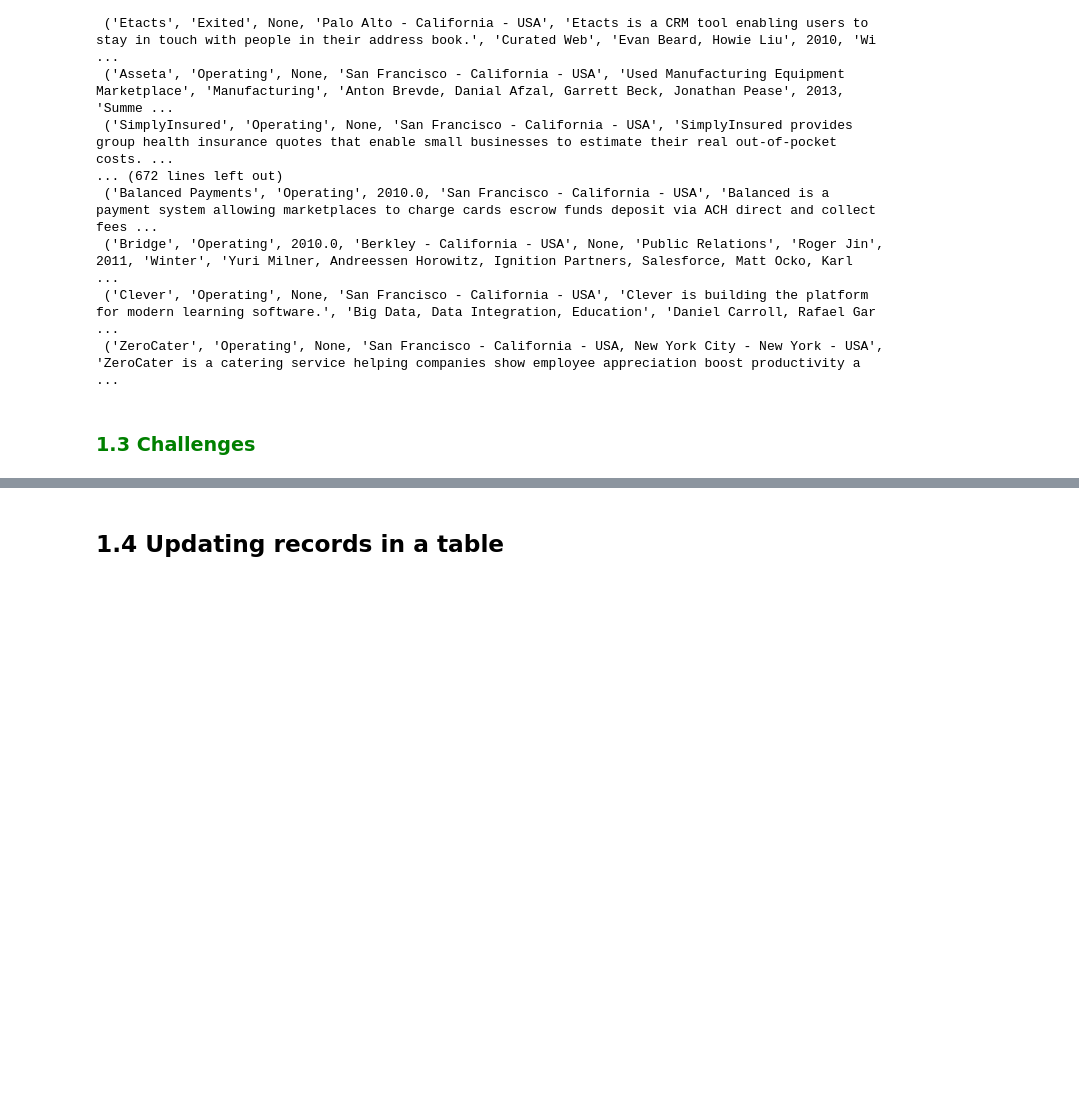
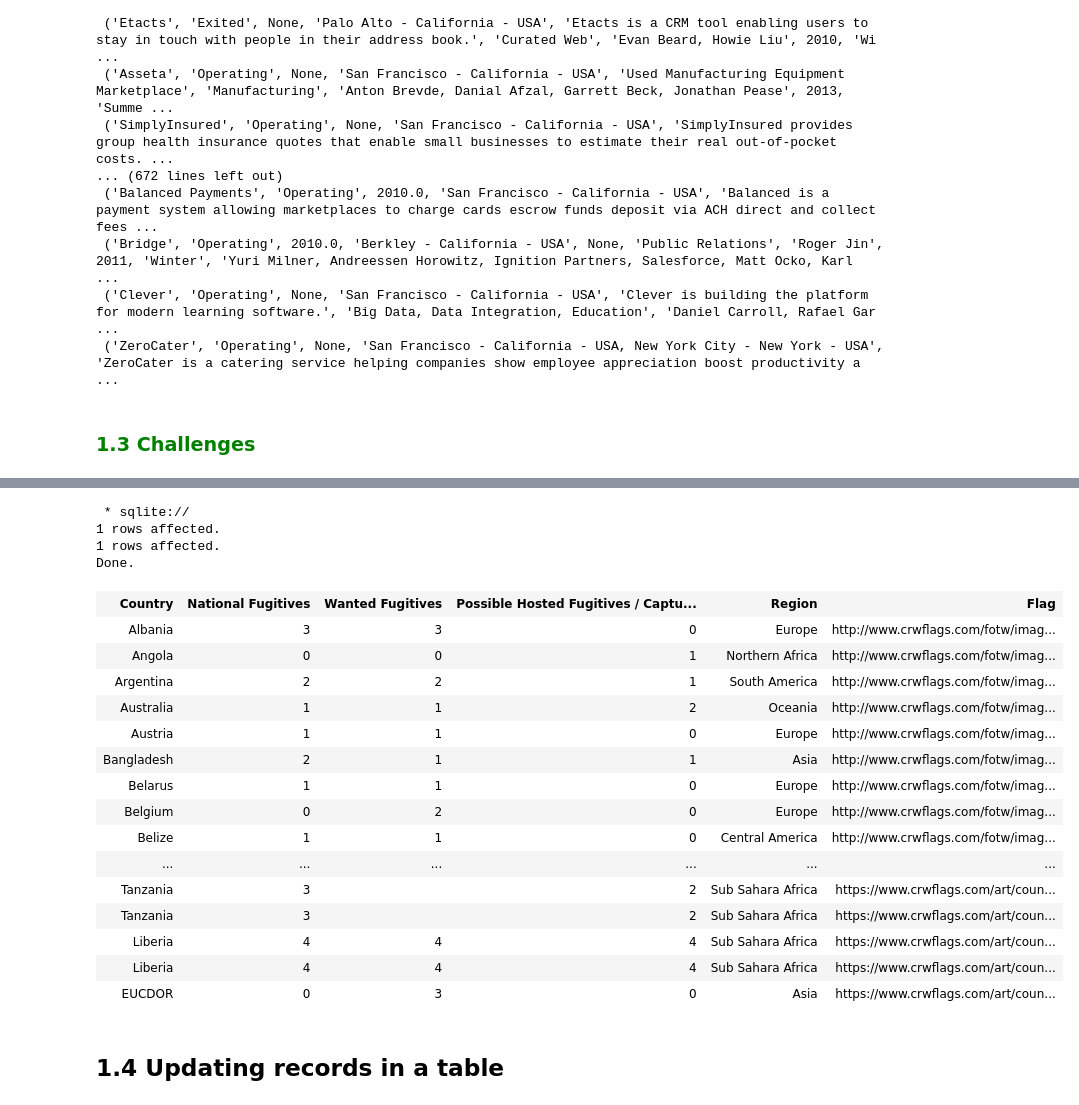
Before and after one commit to Erikagola/Erickson, a Jupyter notebook: SQL_Programming_Inserting_&_Updating_Data_with_SQL.ipynb, the cells around one changed output, grey strips where cells are left out. Drawn from its saved outputs; the diff is of its cells as text; code cells hidden in the pictures; blank space fills up the shorter version.

```diff
--- a/SQL_Programming_Inserting_&_Updating_Data_with_SQL.ipynb
+++ b/SQL_Programming_Inserting_&_Updating_Data_with_SQL.ipynb
@@ -263,3 +258,34 @@ OUR CODE GOES HERE
+# %%
+# Challenge 2
+# Insert any two records of your choosing into the Interpol table
+#
+%%sql
+INSERT INTO Interpol(Country, 'National Fugitives','Wanted Fugitives','Possible Hosted Fugitives / Captured Fugitives', Region,Flag)
+VALUES ("Liberia","4","4","4","Sub Sahara Africa","https://www.crwflags.com/art/countries/liberia.gif");
+INSERT INTO Interpol(Country, 'National Fugitives','Wanted Fugitives','Possible Hosted Fugitives / Captured Fugitives', Region,Flag)
+VALUES ("EUCDOR","0","3","0","Asia","https://www.crwflags.com/art/countries/eucudor.gif");
+SELECT * FROM Interpol;
+# %% [output]
+ * sqlite://
+1 rows affected.
+1 rows affected.
+Done.
+| Country | National Fugitives | Wanted Fugitives | Possible Hosted Fugitives / Captu... | Region | Flag |
+| Albania | 3 | 3 | 0 | Europe | http://www.crwflags.com/fotw/imag... |
+| Angola | 0 | 0 | 1 | Northern Africa | http://www.crwflags.com/fotw/imag... |
+| Argentina | 2 | 2 | 1 | South America | http://www.crwflags.com/fotw/imag... |
+| Australia | 1 | 1 | 2 | Oceania | http://www.crwflags.com/fotw/imag... |
+| Austria | 1 | 1 | 0 | Europe | http://www.crwflags.com/fotw/imag... |
+| Bangladesh | 2 | 1 | 1 | Asia | http://www.crwflags.com/fotw/imag... |
+| Belarus | 1 | 1 | 0 | Europe | http://www.crwflags.com/fotw/imag... |
+| Belgium | 0 | 2 | 0 | Europe | http://www.crwflags.com/fotw/imag... |
+| Belize | 1 | 1 | 0 | Central America | http://www.crwflags.com/fotw/imag... |
+| ... | ... | ... | ... | ... | ... |
+| Tanzania | 3 |  | 2 | Sub Sahara Africa | https://www.crwflags.com/art/coun... |
+| Tanzania | 3 |  | 2 | Sub Sahara Africa | https://www.crwflags.com/art/coun... |
+| Liberia | 4 | 4 | 4 | Sub Sahara Africa | https://www.crwflags.com/art/coun... |
+| Liberia | 4 | 4 | 4 | Sub Sahara Africa | https://www.crwflags.com/art/coun... |
+| EUCDOR | 0 | 3 | 0 | Asia | https://www.crwflags.com/art/coun... |
 # %%
 # Challenge 3
 # Insert any new record in the Startups table only have the following attributes
```
Also changed, not shown: parts of 13 cells of this notebook.
